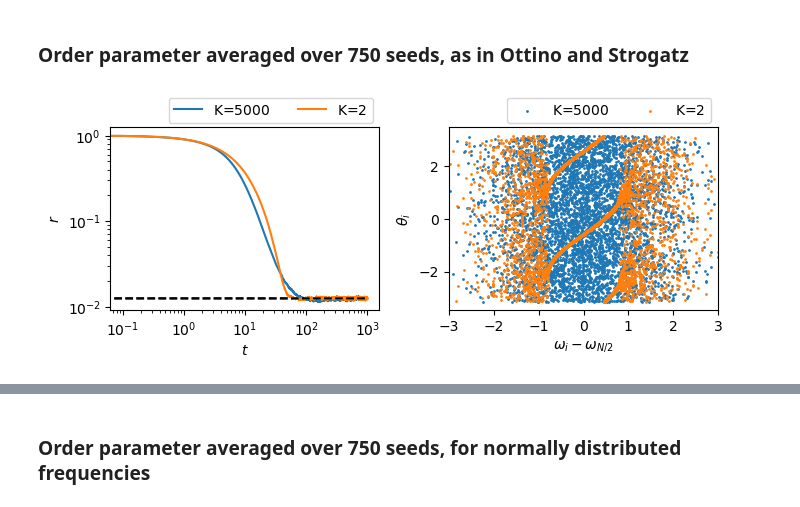
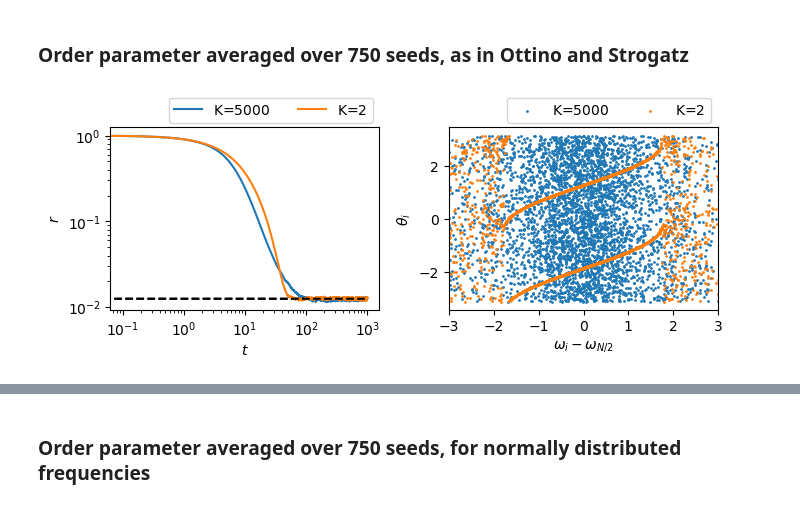
Before and after one commit to znicolaou/kuramoto_dmd, a Jupyter notebook: volcano.ipynb, the cells around one changed output, grey strips where cells are left out. Cells and saved outputs as stored; diff of their text form; code cells hidden in the pictures.

```diff
--- a/volcano.ipynb
+++ b/volcano.ipynb
@@ -395,33 +395,33 @@ dt=0.1
 
 plt.subplots(1,2,figsize=(7,3))
 
 for K in Ks:
     plt.subplot(1,2,1)
-    r=np.load('data/%i_lorentz/%i/avgorder.npy'%(N,K))
+    r=np.load('data/lorentz/%i/%i/avgorder.npy'%(N,K))
     plt.plot(dt*np.arange(len(r)),r,label='K=$%i$'%K)
     plt.plot(dt*np.arange(len(r)),(np.pi/4)**0.5/(N**0.5)*np.ones(len(r)),ls='--',c='black')
     plt.gca().legend(bbox_to_anchor=(1, 1.2),ncol=2)
     plt.ylabel('$r$')
     plt.xlabel(r'$t$')
     plt.xscale('log')
     plt.yscale('log')
 
     plt.subplot(1,2,2)
-    filebase='data/%i/%i/%i'%(N,K,1)
+    filebase='data/lorentz/%i/%i/%i'%(N,K,1)
     omega=np.fromfile(filebase+'frequencies.dat',np.float32)
     theta=np.mod(np.fromfile(filebase+'fs.dat',dtype=np.float32)[:N]+np.pi,2*np.pi)-np.pi
     plt.scatter(omega-np.median(omega),theta,s=1,label='K=$%i$'%K)
     plt.xlabel('$\omega_i$')
     plt.ylabel(r'$\theta_i$')
 
 plt.gca().legend(bbox_to_anchor=(1, 1.2),ncol=2)
 
 plt.xlim(-3,3)
 plt.xlabel('$\omega_i-\omega_{N/2}$')
 plt.ylabel(r'$\theta_i$')
 
 plt.tight_layout()
 plt.savefig('5000lorentz.pdf')
 plt.show()
 # %% [output]
-[figure, old version]
+[figure, new version]
```
Also changed, not shown: parts of 20 cells of this notebook, 15 other files.
